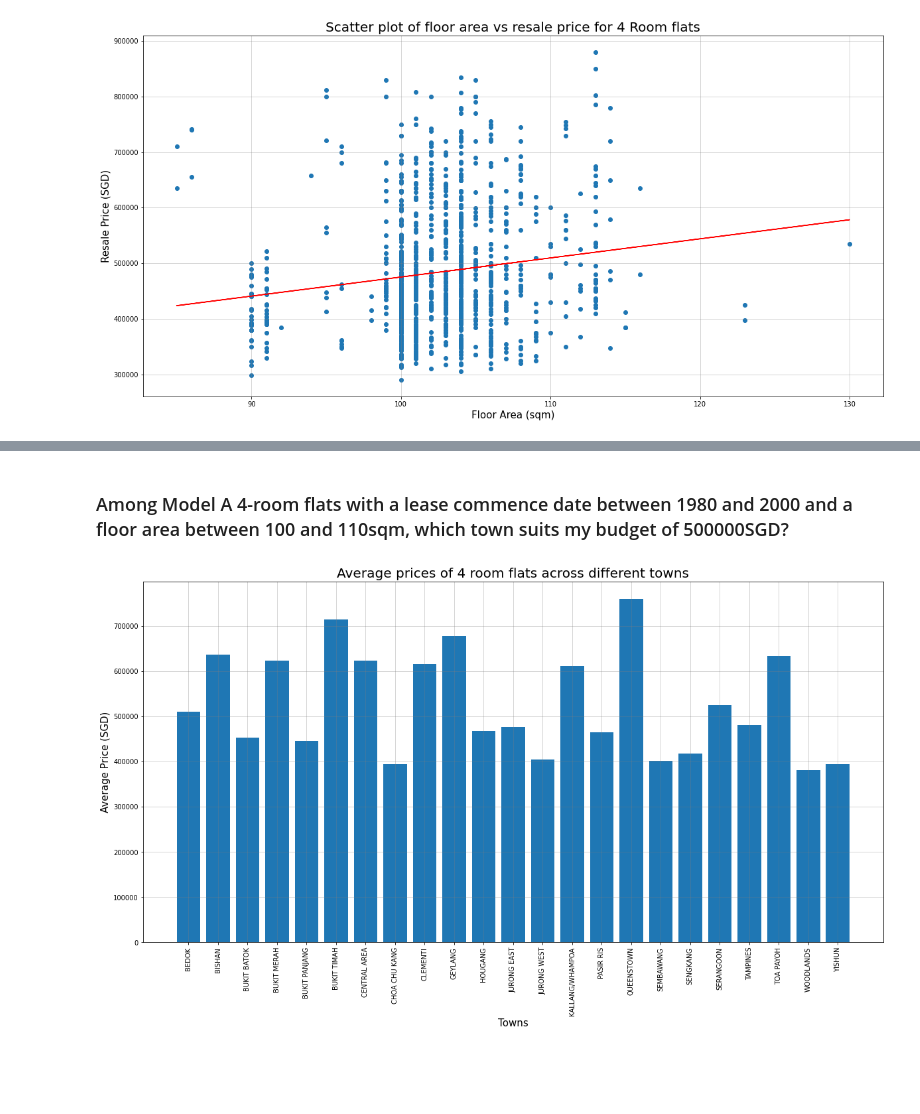
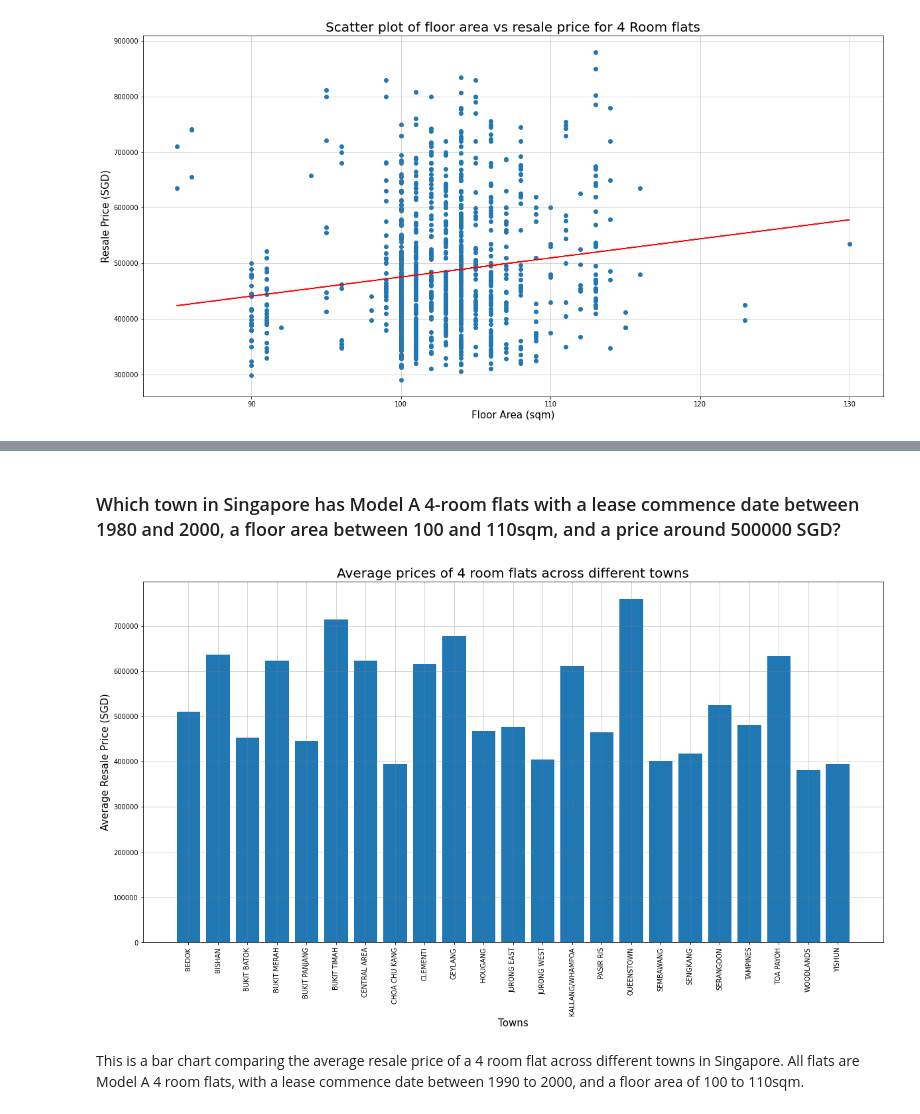
Before and after one commit to rajkaran27/PDS-CA1, a Jupyter notebook: Submission.ipynb, the cells around one changed output, grey strips where cells are left out. Cells and saved outputs as stored; diff of their text form; code cells hidden in the pictures; blank space fills up the shorter version.

```diff
--- a/Submission.ipynb
+++ b/Submission.ipynb
@@ -320,28 +376,30 @@ plt.show()
 # %% [markdown]
-### Among Model A 4-room flats with a lease commence date between 1980 and 2000 and a floor area between 100 and 110sqm, which town suits my budget of 500000SGD?
+### Which town in Singapore has Model A 4-room flats with a lease commence date between 1980 and 2000, a floor area between 100 and 110sqm, and a price around 500000 SGD?
 # %%
 room_4 = data_resale_flat_prices[(data_resale_flat_prices['flat_type'] == '4 ROOM') &
                                  (data_resale_flat_prices['lease_commence_date'] >= np.datetime64('1980')) &
                                  (data_resale_flat_prices['lease_commence_date'] <= np.datetime64('2000')) &
                                  (data_resale_flat_prices['floor_area_sqm'] >= 100) &
                                  (data_resale_flat_prices['floor_area_sqm'] <= 110) &
                                  (data_resale_flat_prices['flat_model'] == 'Model A') &
                                  (data_resale_flat_prices['storey_range'] == '13 TO 15')]
 
 towns = np.unique(room_4['town'])
 average_price = []
 
 for town in towns:
     average_price.append(
         np.mean(room_4[room_4['town'] == town]['resale_price']))
 
 plt.figure(figsize=(20, 10))
 plt.bar(towns, average_price)
 plt.title("Average prices of 4 room flats across different towns", fontsize=20)
 plt.xticks(rotation=90)
 plt.xlabel('Towns', fontsize=15)
-plt.ylabel('Average Price (SGD)', fontsize=15)
+plt.ylabel('Average Resale Price (SGD)', fontsize=15)
 plt.grid(color="gray", alpha=0.4)
 plt.show()
 # %% [output]
-[figure, old version]
+[figure, new version]
+# %% [markdown]
+This is a bar chart comparing the average resale price of a 4 room flat across different towns in Singapore. All flats are Model A 4 room flats, with a lease commence date between 1990 to 2000, and a floor area of 100 to 110sqm.
```
Also changed, not shown: parts of 10 cells of this notebook, 1 other file.
